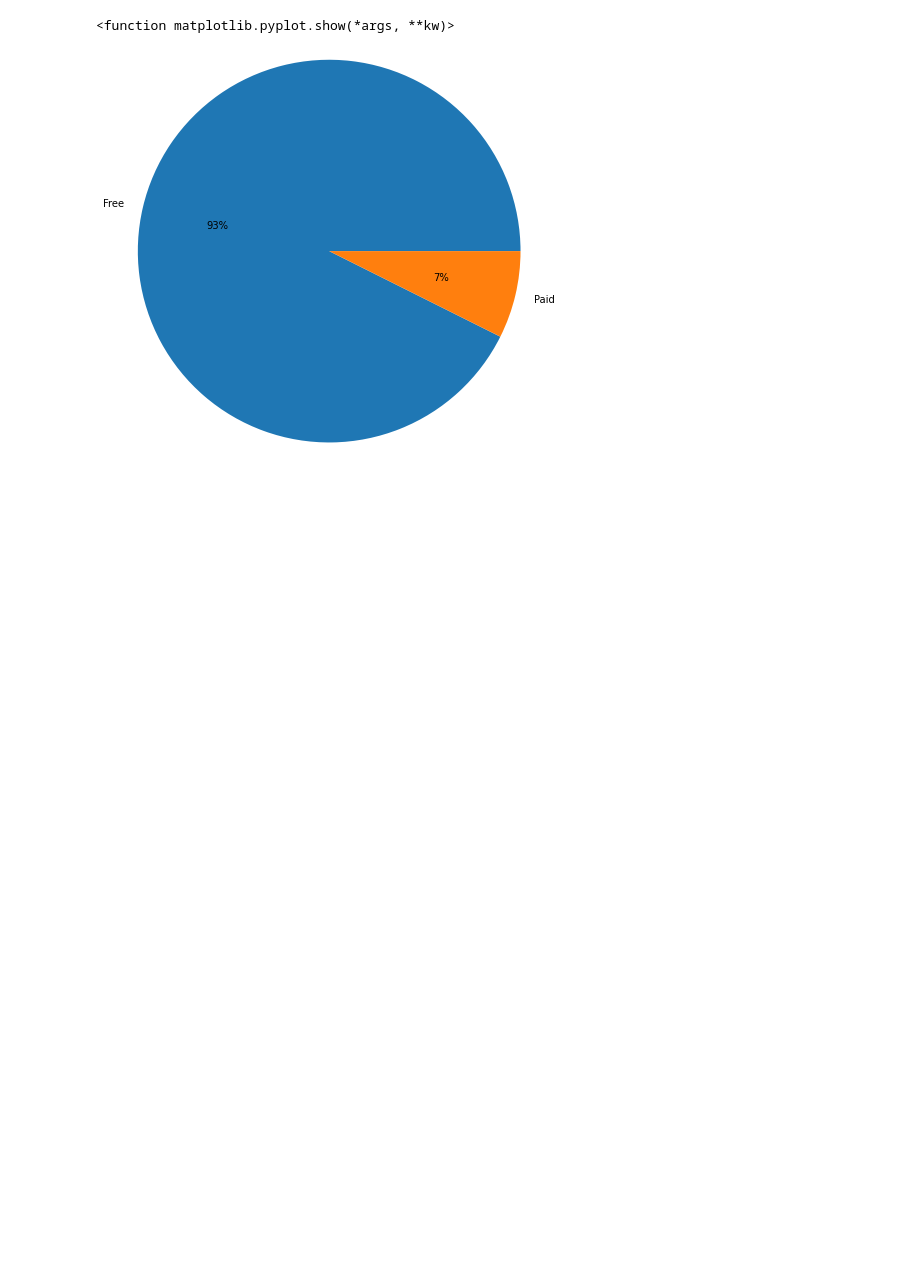
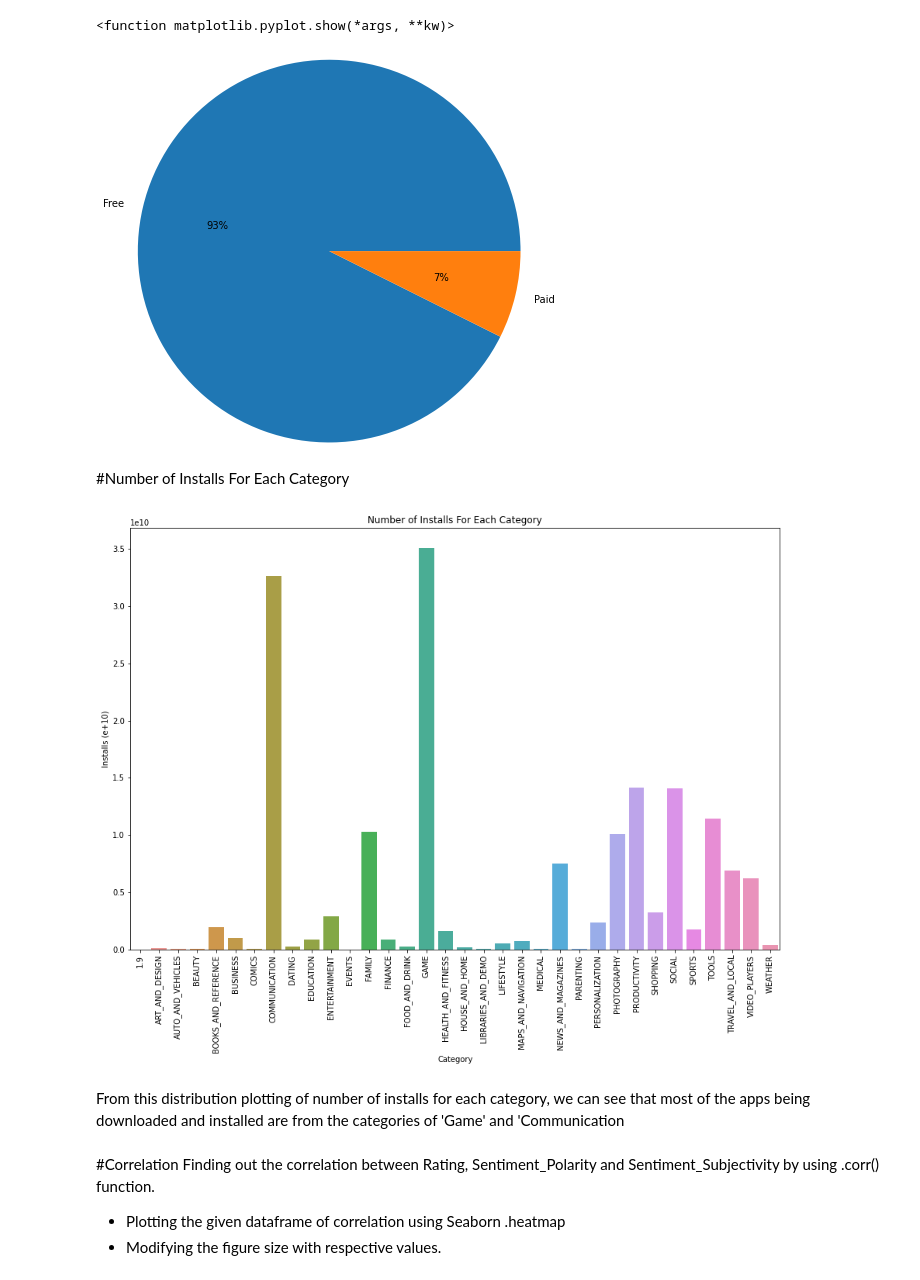
Before and after one commit to AditiBhattacharya11/PlayStore-Review-Analysis-EDA, a Jupyter notebook: Play_Store_App_Review_Analysis_EDA_Capstone_Project.ipynb, the cells around one changed output. Drawn from its saved outputs; the diff is of its cells as text; code cells hidden in the pictures; blank space fills up the shorter version.

```diff
--- a/Play_Store_App_Review_Analysis_EDA_Capstone_Project.ipynb
+++ b/Play_Store_App_Review_Analysis_EDA_Capstone_Project.ipynb
@@ -255,3 +257,22 @@ dtype: int64
+# %%
+installs_list = [i for i in mergeddf['Installs']]
+
+install_count = []
+for install in installs_list:
+    if 'Free' in install:
+        install='0'
+    if '0'==install:
+        install='0'
+    if ',' in install:
+        install = install.replace(',', '')
+    if '+' in install:
+        install = install.replace('+', '')
+    install = int(install)
+    install_count.append(install)
+
+
+mergeddf['Installs_Count'] = install_count
+mergeddf['Installs_Count'] = mergeddf['Installs_Count'].astype(float)
 # %% [markdown]
 # Analyzing Sentiment Subjectivity:
 The Sentiment_Subjectivity variable has a score value between 0 and 1 which indicates the review is subjective or not as if the score is greater or equal to 0.5 then the review is a public opinion otherwise it is a factual information.
@@ -380,3 +402,25 @@ plt.show
 Index(['Free', 'Paid'], dtype='object', name='Type')
 <function matplotlib.pyplot.show(*args, **kw)>
 [figure]
+# %% [markdown]
+#Number of Installs For Each Category
+# %%
+categories = modifieddf.groupby('Category')
+category_installs_sum_df = categories[['Installs_Count']].sum()
+category_installs_sum_df = category_installs_sum_df.reset_index()  # to convert groupby object into dataframe
+
+plt.figure(figsize=(15, 10))
+sns.barplot(x='Category', y='Installs_Count', data=category_installs_sum_df)
+plt.xticks(rotation=90)
+plt.ylabel('Installs (e+10)')
+plt.title('Number of Installs For Each Category')
+plt.show()
+# %% [output]
+[figure, added]
+# %% [markdown]
+From this distribution plotting of number of installs for each category, we can see that most of the apps being downloaded and installed are from the categories of 'Game' and 'Communication
+# %% [markdown]
+#Correlation
+Finding out the correlation between Rating, Sentiment_Polarity and Sentiment_Subjectivity by using .corr() function.
+* Plotting the given dataframe of correlation using Seaborn .heatmap
+* Modifying the figure size with respective values.
```
Also changed, not shown: parts of 6 cells of this notebook.
